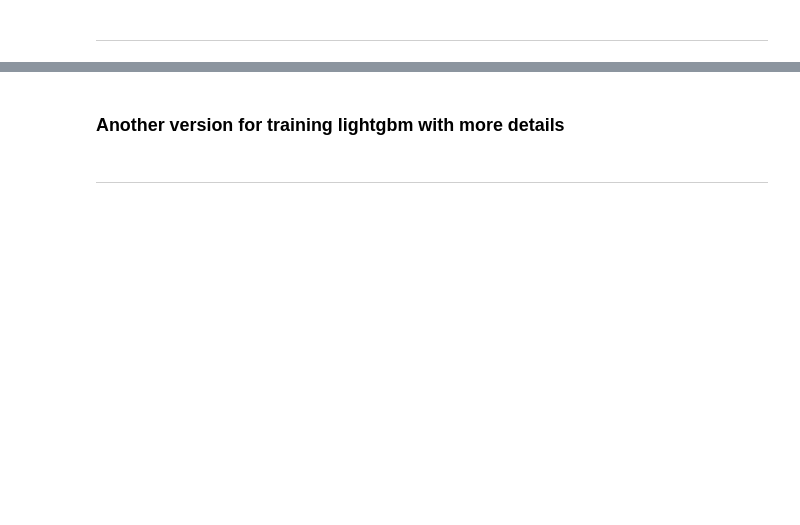
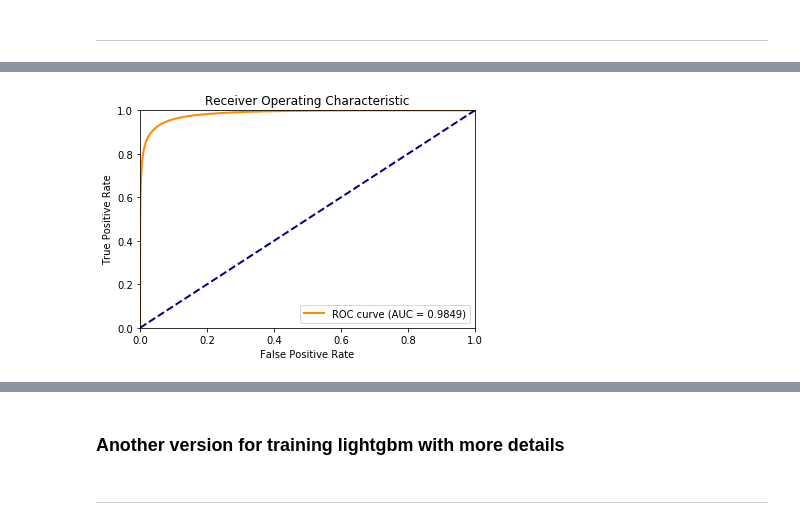
Before and after one commit to Ariannahs/Ad-Fraud-Detection-With-Machine-Learning, a Jupyter notebook: modeling_rf_lgb.ipynb, the cells around one changed output, grey strips where cells are left out. Saved outputs shown, nothing was run; the diff lists cells and outputs as text; code cells hidden in the pictures; blank space fills up the shorter version.

```diff
--- a/modeling_rf_lgb.ipynb
+++ b/modeling_rf_lgb.ipynb
@@ -337 +303,6 @@ Best f1_macro score is: 0.9367622501566735
+# %%
+bgbm = gbm.best_estimator_
+bgbm.fit(x_train, y_train)
+y_pred = bgbm.predict(x_test)
+y_pred_pro = bgbm.predict_proba(x_test)
 # %% [markdown]
@@ -388,0 +345,14 @@ print('Feature importances:', list(gbm.feature_importances_))
+# %%
+# precision, recall, f1 score
+y_pred = bgbm.predict(x_test)
+y_pred_pro = bgbm.predict_proba(x_test)
+y_scores = pd.DataFrame(y_pred_pro, columns=bgbm.classes_.tolist())[1].values
+p = precision_score(y_true, y_pred, average='binary')
+r = recall_score(y_true, y_pred, average='binary')
+f1score = f1_score(y_true, y_pred, average='binary')
+
+print('precision_score: %s'% p)
+print('recall_score: %s'% r)
+print('f1_score: %s'% f1score)
+print()
+print(classification_report(y_true, y_pred))
@@ -388,0 +372,18 @@ print('Feature importances:', list(gbm.feature_importances_))
+# %%
+# plot ROC curve
+auc_value = roc_auc_score(y_true, y_scores)
+fpr, tpr, thresholds = roc_curve(y_true, y_scores, pos_label=1.0)
+
+_ = plt.figure()
+lw = 2
+_ = plt.plot(fpr, tpr, color='darkorange', linewidth=lw, label='ROC curve (AUC = %0.4f)' % auc_value)
+_ = plt.plot([0, 1], [0, 1], color='navy', linewidth=lw, linestyle='--')
+_ = plt.xlim([0.0, 1.0])
+_ = plt.ylim([0.0, 1.0])
+_ = plt.xlabel('False Positive Rate')
+_ = plt.ylabel('True Positive Rate')
+_ = plt.title('Receiver Operating Characteristic')
+_ = plt.legend(loc="lower right")
+_ = plt.show()
+# %% [output]
+[figure, added]
```
Also changed, not shown: parts of 29 cells of this notebook, 2 other files.
